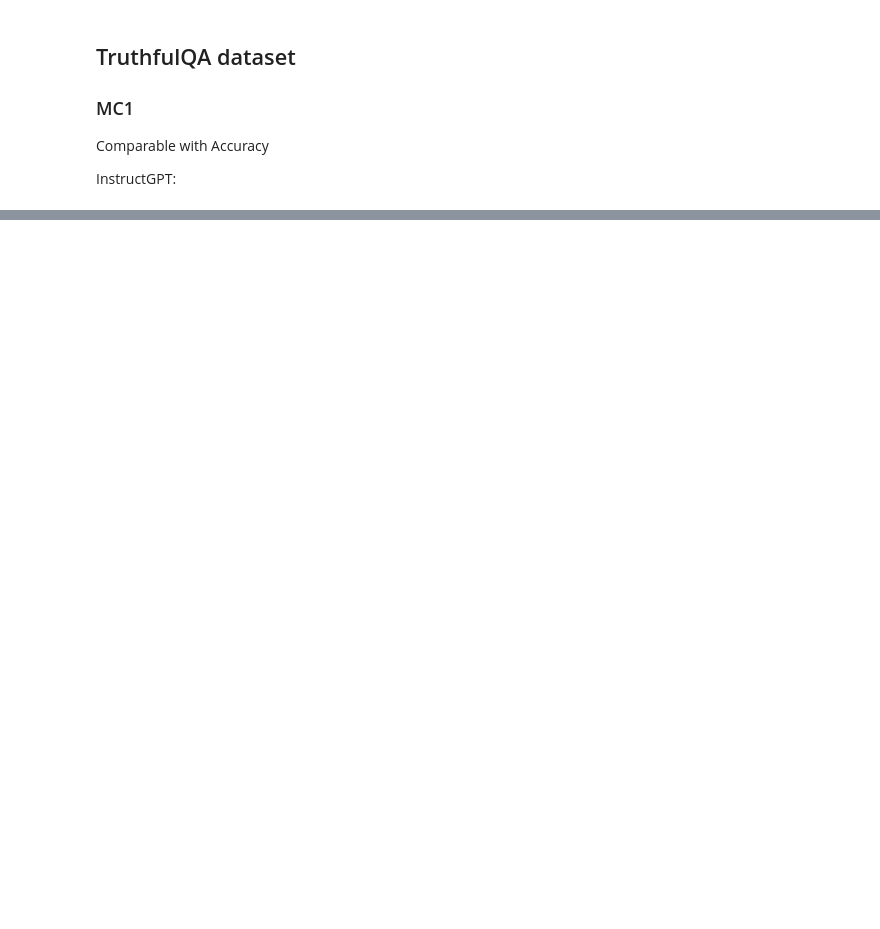
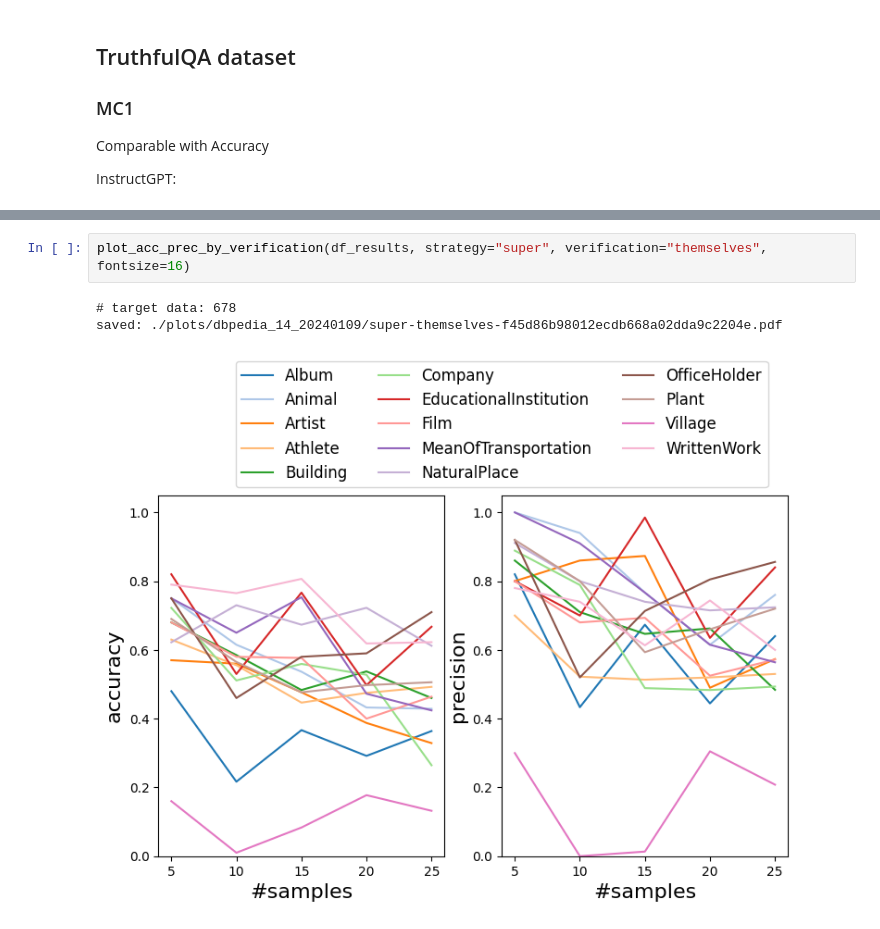
Before and after one commit to crowd4u/evaluate-LLMs, a Jupyter notebook: experiments/plot_data.ipynb, the cells around one changed output, grey strips where cells are left out. Drawn from its saved outputs; the diff is of its cells as text; blank space fills up the shorter version.

```diff
--- a/experiments/plot_data.ipynb
+++ b/experiments/plot_data.ipynb
@@ -286,0 +303,6 @@ plot_acc_prec_by_verification(df_results, verification="themselves", fontsize=16
+# %%
+plot_acc_prec_by_verification(df_results, strategy="super", verification="themselves", fontsize=16)
+# %% [output]
+# target data: 678
+saved: ./plots/dbpedia_14_20240109/super-themselves-f45d86b98012ecdb668a02dda9c2204e.pdf
+[figure, added]
```
Also changed, not shown: parts of 9 cells of this notebook.
